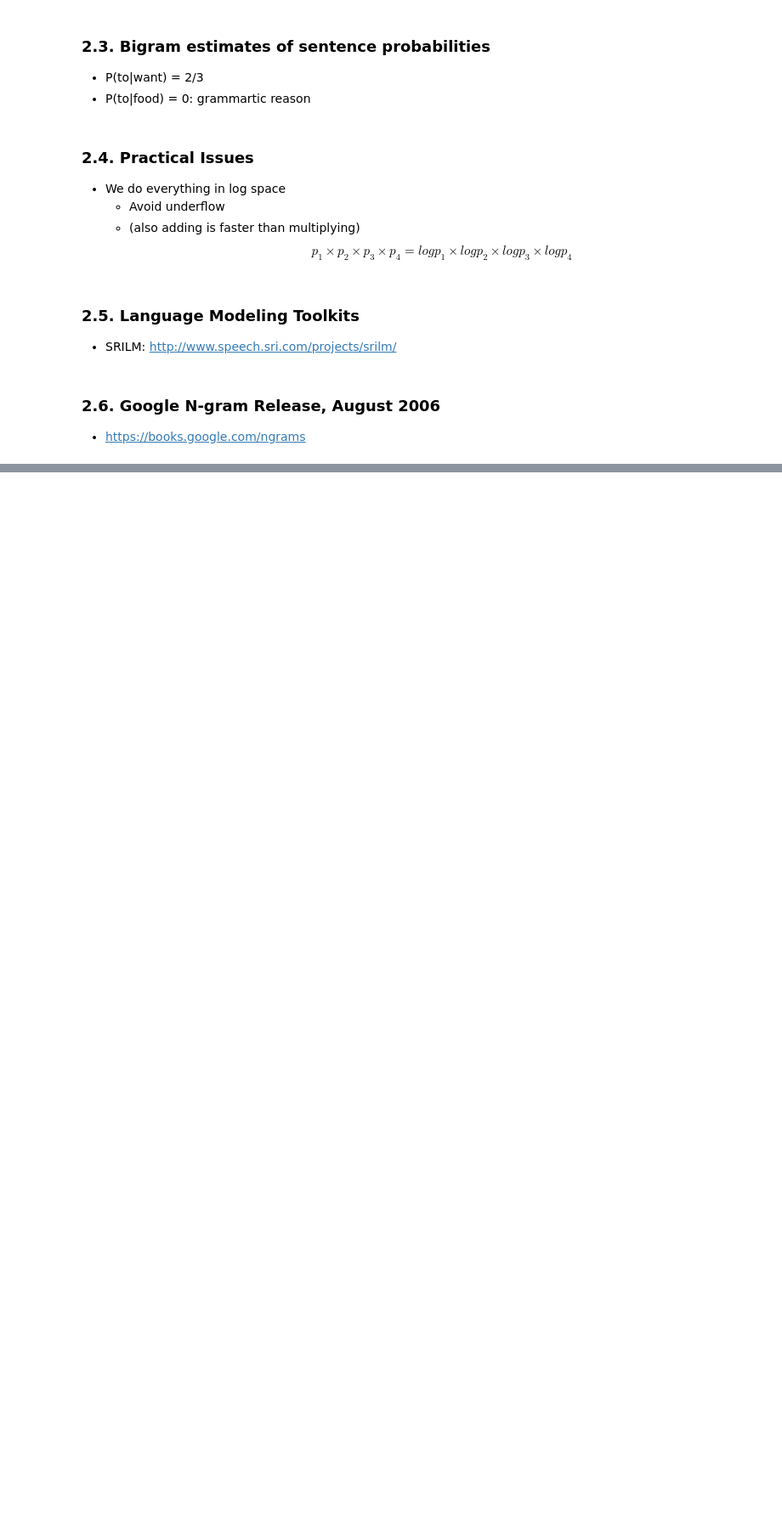
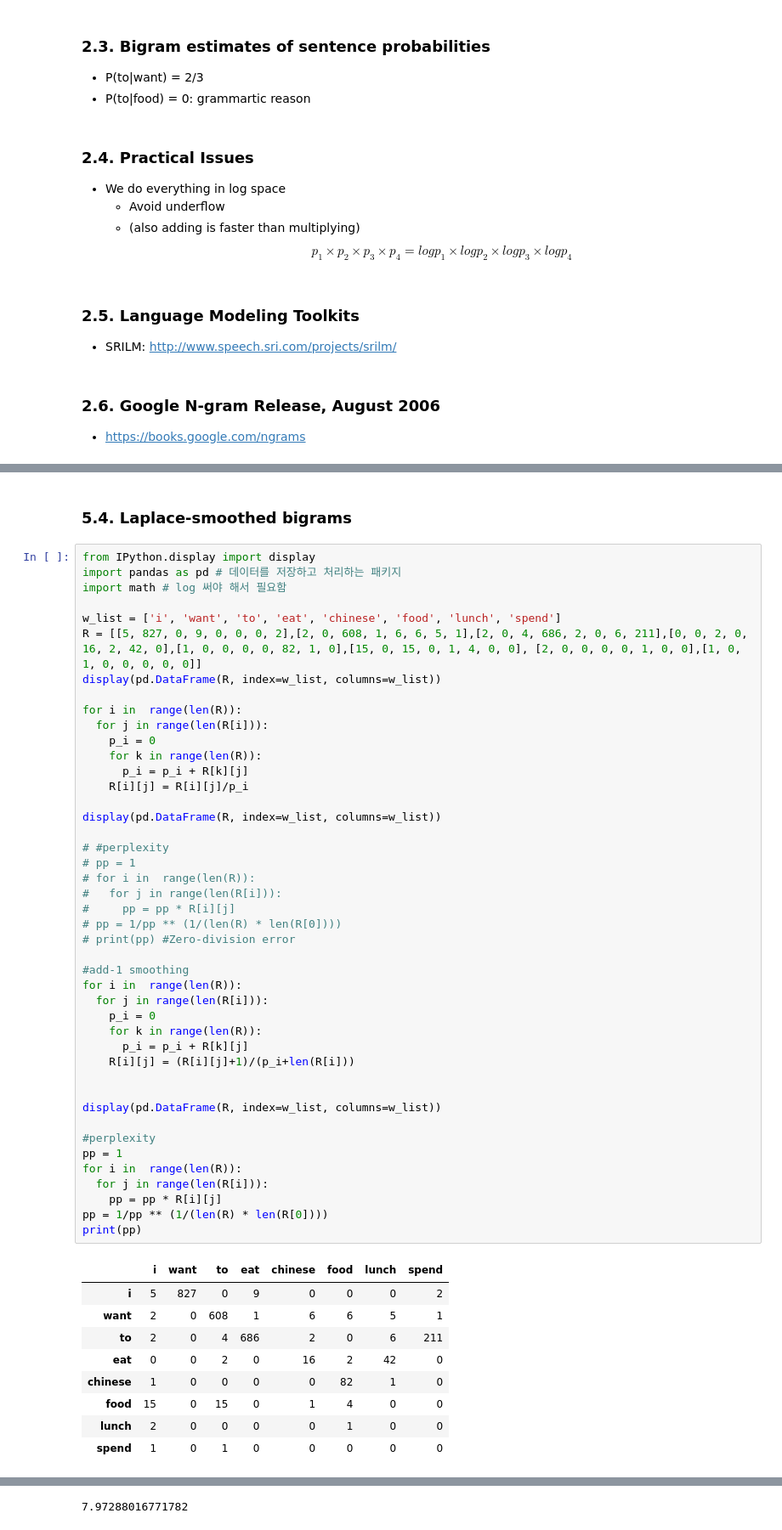
Before and after one commit to 00bfff-m/programming, a Jupyter notebook: CS_124.ipynb, the cells around one changed output, grey strips where cells are left out. Shown: that part at 85% size. Cells and saved outputs as stored; diff of their text form; blank space fills up the shorter version.

```diff
--- a/CS_124.ipynb
+++ b/CS_124.ipynb
@@ -821,0 +857,56 @@ display(pd.DataFrame(n_gram, index=bow(str_list), columns=bow(str_list)))
+# %% [markdown]
+### 5.4. Laplace-smoothed bigrams
+# %%
+from IPython.display import display
+import pandas as pd # 데이터를 저장하고 처리하는 패키지
+import math # log 써야 해서 필요함
+
+w_list = ['i', 'want', 'to', 'eat', 'chinese', 'food', 'lunch', 'spend']
+R = [[5, 827, 0, 9, 0, 0, 0, 2],[2, 0, 608, 1, 6, 6, 5, 1],[2, 0, 4, 686, 2, 0, 6, 211],[0, 0, 2, 0, 16, 2, 42, 0],[1, 0, 0, 0, 0, 82, 1, 0],[15, 0, 15, 0, 1, 4, 0, 0], [2, 0, 0, 0, 0, 1, 0, 0],[1, 0, 1, 0, 0, 0, 0, 0]]
+display(pd.DataFrame(R, index=w_list, columns=w_list))
+
+for i in  range(len(R)):
+  for j in range(len(R[i])):
+    p_i = 0
+    for k in range(len(R)):
+      p_i = p_i + R[k][j]
+    R[i][j] = R[i][j]/p_i
+
+display(pd.DataFrame(R, index=w_list, columns=w_list))
+
+# #perplexity
+# pp = 1
+# for i in  range(len(R)):
+#   for j in range(len(R[i])):
+#     pp = pp * R[i][j]
+# pp = 1/pp ** (1/(len(R) * len(R[0])))
+# print(pp) #Zero-division error
+
+#add-1 smoothing
+for i in  range(len(R)):
+  for j in range(len(R[i])):
+    p_i = 0
+    for k in range(len(R)):
+      p_i = p_i + R[k][j]
+    R[i][j] = (R[i][j]+1)/(p_i+len(R[i]))
+
+
+display(pd.DataFrame(R, index=w_list, columns=w_list))
+
+#perplexity
+pp = 1
+for i in  range(len(R)):
+  for j in range(len(R[i])):
+    pp = pp * R[i][j]
+pp = 1/pp ** (1/(len(R) * len(R[0])))
+print(pp)
+# %% [output]
+|  | i | want | to | eat | chinese | food | lunch | spend |
+| i | 5 | 827 | 0 | 9 | 0 | 0 | 0 | 2 |
+| want | 2 | 0 | 608 | 1 | 6 | 6 | 5 | 1 |
+| to | 2 | 0 | 4 | 686 | 2 | 0 | 6 | 211 |
+| eat | 0 | 0 | 2 | 0 | 16 | 2 | 42 | 0 |
+| chinese | 1 | 0 | 0 | 0 | 0 | 82 | 1 | 0 |
+| food | 15 | 0 | 15 | 0 | 1 | 4 | 0 | 0 |
+| lunch | 2 | 0 | 0 | 0 | 0 | 1 | 0 | 0 |
+| spend | 1 | 0 | 1 | 0 | 0 | 0 | 0 | 0 |
@@ -821,0 +931 @@ display(pd.DataFrame(n_gram, index=bow(str_list), columns=bow(str_list)))
+7.97288016771782
```
Also changed, not shown: parts of 89 cells of this notebook.
